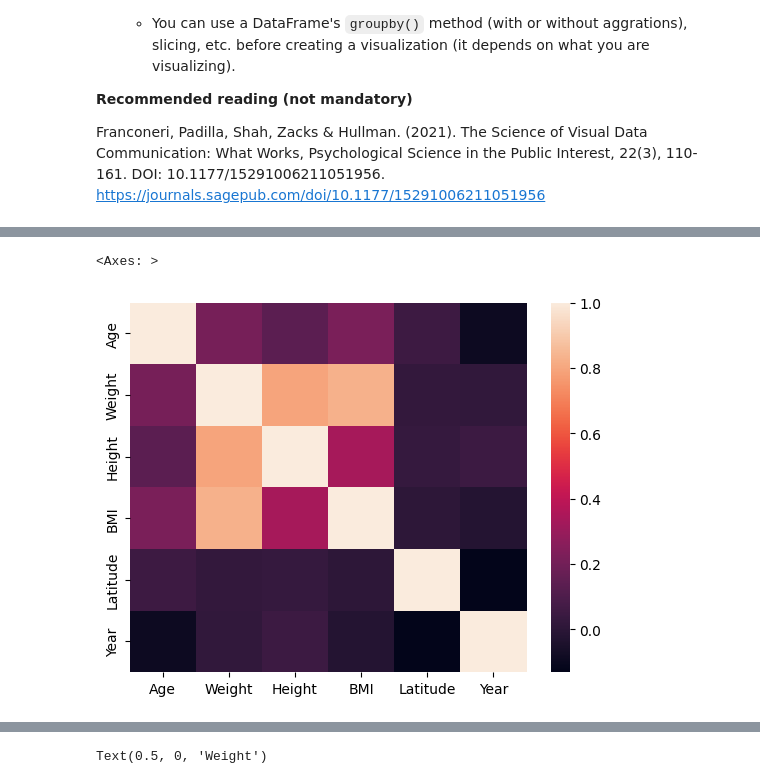
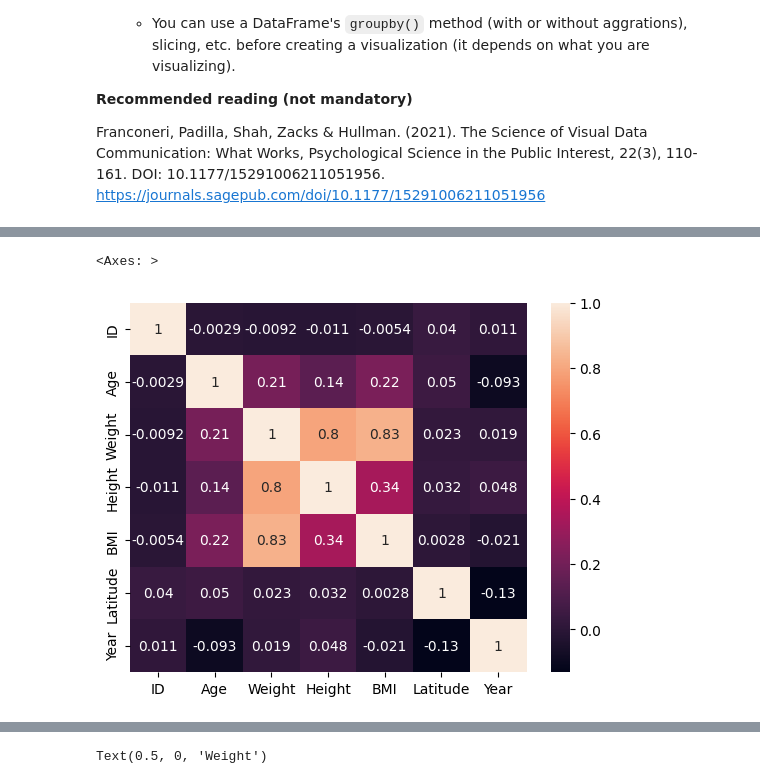
Before and after one commit to llllyyyynnnn/DataVisualisationProject, a Jupyter notebook: assignment/assignment.ipynb, the cells around one changed output, grey strips where cells are left out. Cells and saved outputs as stored; diff of their text form; code cells hidden in the pictures.

```diff
--- a/assignment/assignment.ipynb
+++ b/assignment/assignment.ipynb
@@ -1091,13 +1084,13 @@ Create a `heatmap` showing the pariwise correlations of the numeric features (co
 # %%
 # TODO: Write your code here to visualize pairwise correlations of the numeric featues (columns) using a heat map.
 ## fixa
 
-subset_df = df[['Age', 'Weight', 'Height','BMI','Latitude','Year']]
+subset_df = df[['ID','Age', 'Weight', 'Height','BMI','Latitude','Year']]
 
-sns.heatmap(subset_df.corr())
+sns.heatmap(subset_df.corr(),annot=True)
 # %% [output]
 <Axes: >
-[figure, old version]
+[figure, new version]
 # %% [markdown]
 ---
 ## Task 5.3 Visualize Atheltes' Weight versus Height per Sex with a `lineplot`
```
Also changed, not shown: parts of 7 cells of this notebook.
